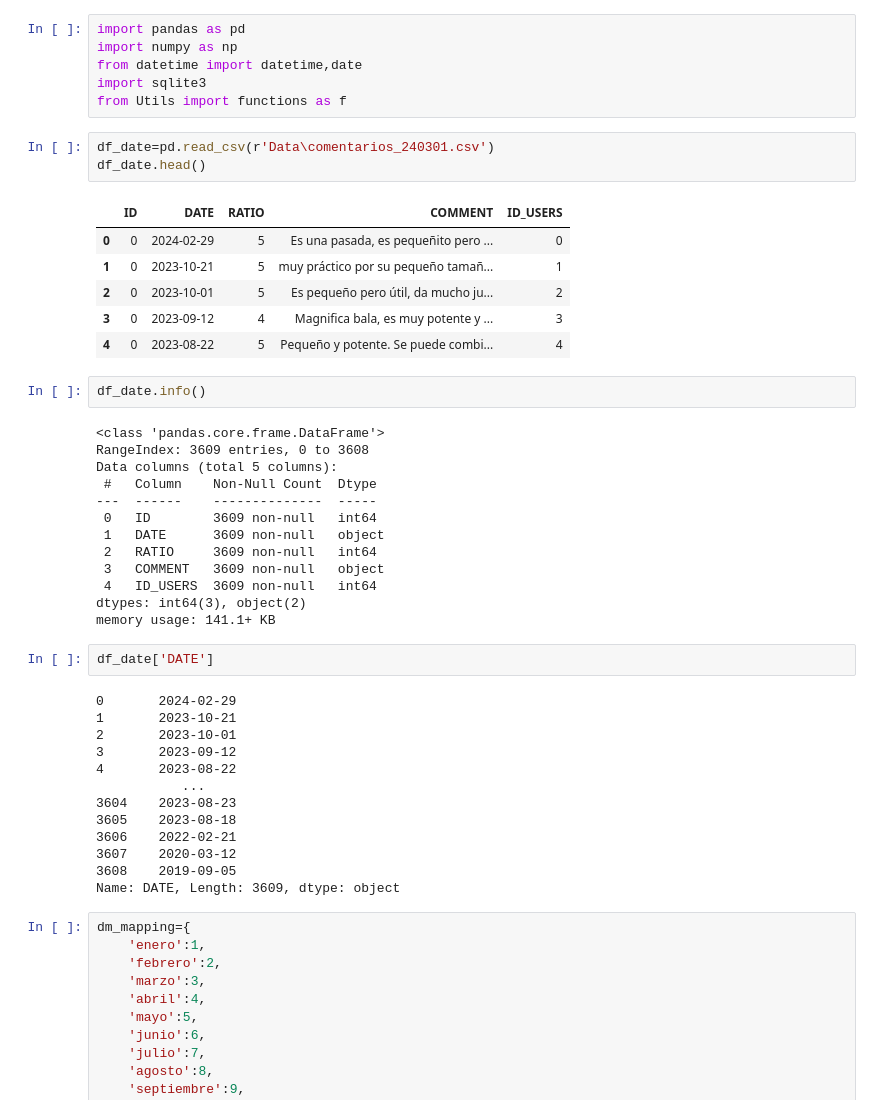
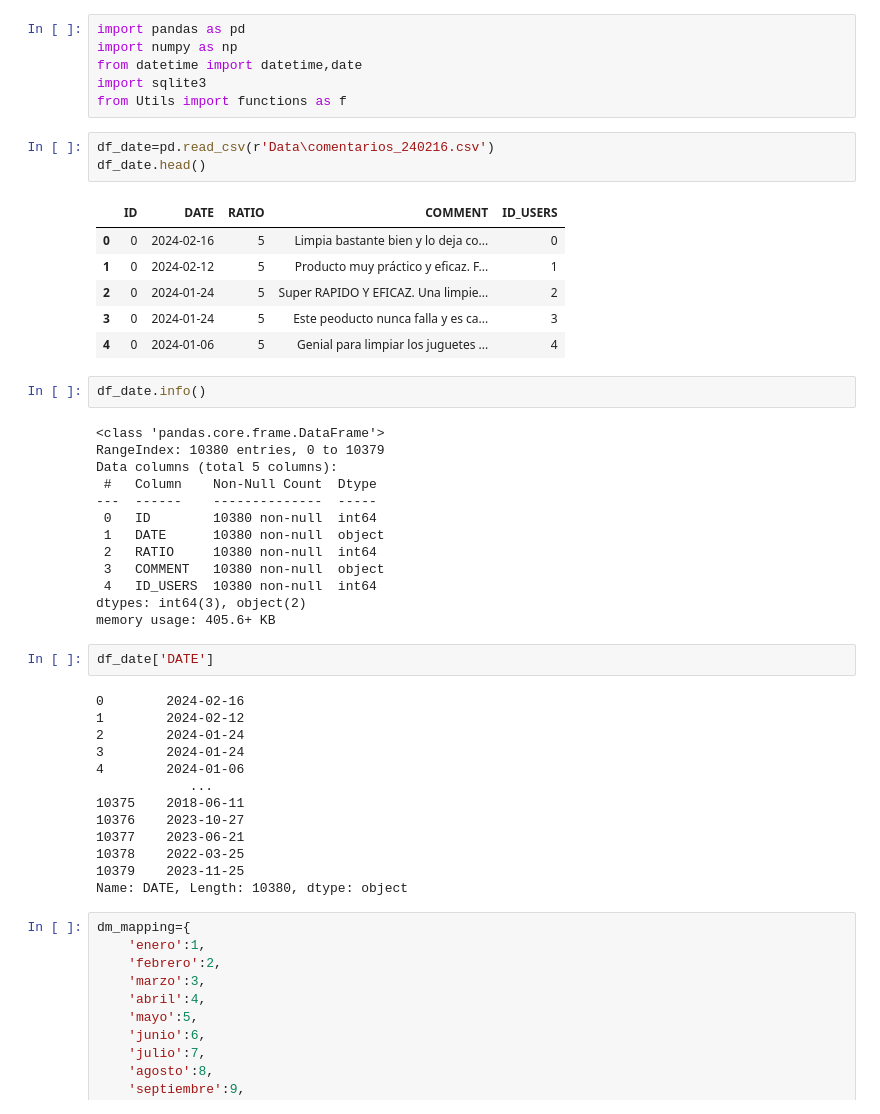
Before and after one commit to 75Engel/Proyecto_tienda_online, a Jupyter notebook: src/Notebook/04_Ingest.ipynb, the cells around one changed output. Drawn from its saved outputs; the diff is of its cells as text.

```diff
--- a/src/Notebook/04_Ingest.ipynb
+++ b/src/Notebook/04_Ingest.ipynb
@@ -493,45 +493,45 @@ from datetime import datetime,date
 import sqlite3
 from Utils import functions as f
 # %%
-df_date=pd.read_csv(r'Data\comentarios_240301.csv')
+df_date=pd.read_csv(r'Data\comentarios_240216.csv')
 df_date.head()
 # %% [output]
 |  | ID | DATE | RATIO | COMMENT | ID_USERS |
-| 0 | 0 | 2024-02-29 | 5 | Es una pasada, es pequeñito pero ... | 0 |
-| 1 | 0 | 2023-10-21 | 5 | muy práctico por su pequeño tamañ... | 1 |
-| 2 | 0 | 2023-10-01 | 5 | Es pequeño pero útil, da mucho ju... | 2 |
-| 3 | 0 | 2023-09-12 | 4 | Magnifica bala, es muy potente y ... | 3 |
-| 4 | 0 | 2023-08-22 | 5 | Pequeño y potente. Se puede combi... | 4 |
+| 0 | 0 | 2024-02-16 | 5 | Limpia bastante bien y lo deja co... | 0 |
+| 1 | 0 | 2024-02-12 | 5 | Producto muy práctico y eficaz. F... | 1 |
+| 2 | 0 | 2024-01-24 | 5 | Super RAPIDO Y EFICAZ. Una limpie... | 2 |
+| 3 | 0 | 2024-01-24 | 5 | Este peoducto nunca falla y es ca... | 3 |
+| 4 | 0 | 2024-01-06 | 5 | Genial para limpiar los juguetes ... | 4 |
 # %%
 df_date.info()
 # %% [output]
 <class 'pandas.core.frame.DataFrame'>
-RangeIndex: 3609 entries, 0 to 3608
+RangeIndex: 10380 entries, 0 to 10379
 Data columns (total 5 columns):
  #   Column    Non-Null Count  Dtype
 ---  ------    --------------  -----
- 0   ID        3609 non-null   int64
- 1   DATE      3609 non-null   object
- 2   RATIO     3609 non-null   int64
- 3   COMMENT   3609 non-null   object
- 4   ID_USERS  3609 non-null   int64
+ 0   ID        10380 non-null  int64
+ 1   DATE      10380 non-null  object
+ 2   RATIO     10380 non-null  int64
+ 3   COMMENT   10380 non-null  object
+ 4   ID_USERS  10380 non-null  int64
 dtypes: int64(3), object(2)
-memory usage: 141.1+ KB
+memory usage: 405.6+ KB
 # %%
 df_date['DATE']
 # %% [output]
-0       2024-02-29
-1       2023-10-21
-2       2023-10-01
-3       2023-09-12
-4       2023-08-22
-           ...
-3604    2023-08-23
-3605    2023-08-18
-3606    2022-02-21
-3607    2020-03-12
-3608    2019-09-05
-Name: DATE, Length: 3609, dtype: object
+0        2024-02-16
+1        2024-02-12
+2        2024-01-24
+3        2024-01-24
+4        2024-01-06
+            ...
+10375    2018-06-11
+10376    2023-10-27
+10377    2023-06-21
+10378    2022-03-25
+10379    2023-11-25
+Name: DATE, Length: 10380, dtype: object
 # %%
 dm_mapping={
     'enero':1,
```
Also changed, not shown: parts of 28 cells of this notebook, 8 other files.
